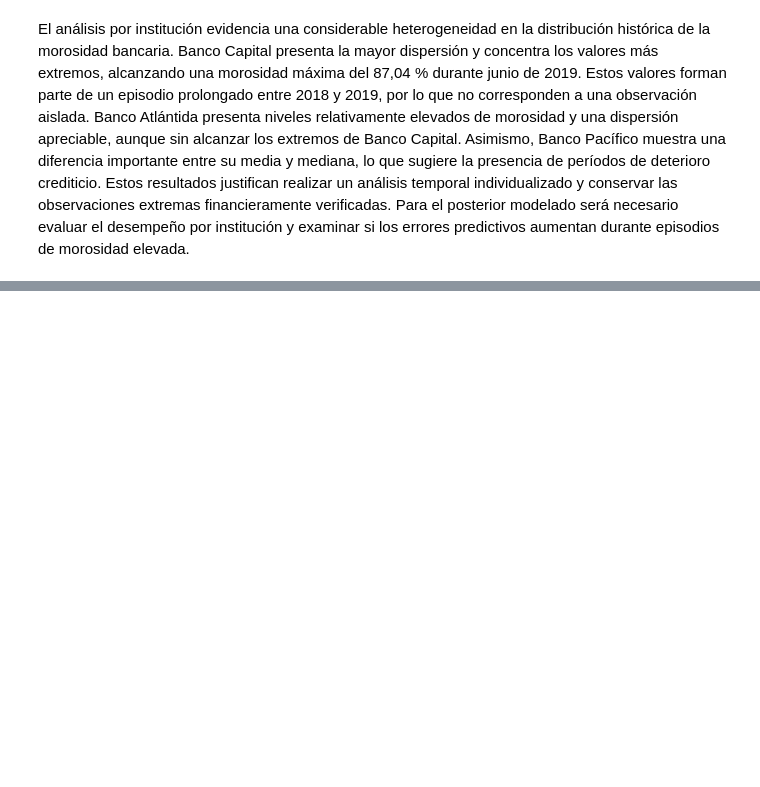
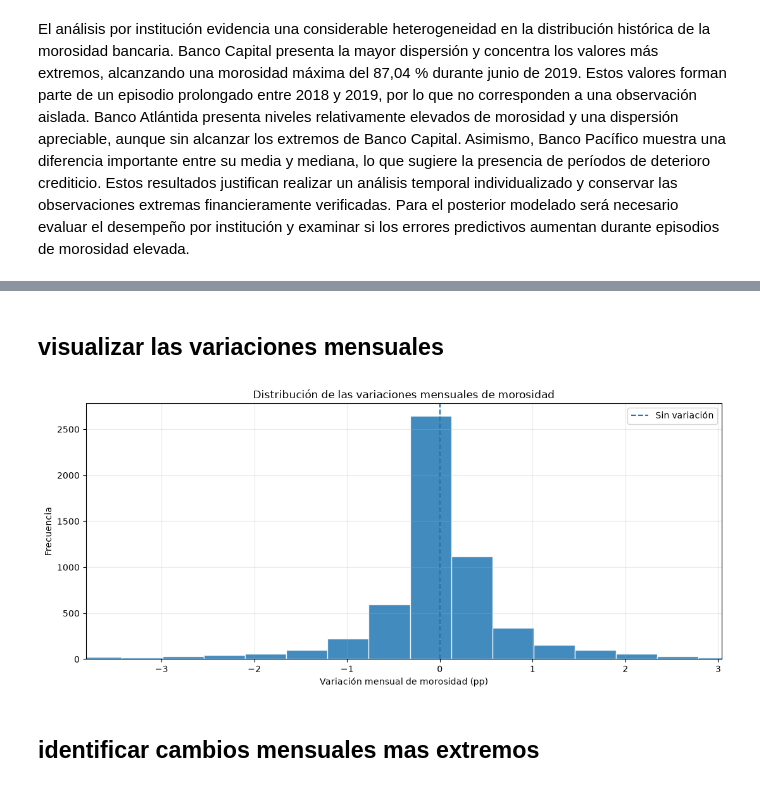
Before and after one commit to tavomx45/audit-ecuador-banking-data, a Jupyter notebook: notebooks/01_analisis_exploratorio.ipynb, the cells around one changed output, grey strips where cells are left out. Cells and saved outputs as stored; diff of their text form; code cells hidden in the pictures; blank space fills up the shorter version.

```diff
--- a/notebooks/01_analisis_exploratorio.ipynb
+++ b/notebooks/01_analisis_exploratorio.ipynb
@@ -537,0 +772,52 @@ Estos resultados justifican realizar un análisis temporal individualizado y con
+# %% [markdown]
+## visualizar las variaciones mensuales
+# %%
+# Seleccionar variaciones válidas
+variaciones = (
+    dinamica["variacion_mensual_pp"].dropna()
+)
+
+# Percentiles para visualizar la región central
+p01 = variaciones.quantile(0.01)
+p99 = variaciones.quantile(0.99)
+
+# Crear gráfico
+fig, ax = plt.subplots(figsize=(11, 5))
+
+ax.hist(
+    variaciones,
+    bins=80,
+    edgecolor="white",
+    alpha=0.85
+)
+
+# Línea de referencia
+ax.axvline(
+    0,
+    linestyle="--",
+    linewidth=1.5,
+    label="Sin variación"
+)
+
+ax.set_title(
+    "Distribución de las variaciones mensuales de morosidad"
+)
+
+ax.set_xlabel(
+    "Variación mensual de morosidad (pp)"
+)
+
+ax.set_ylabel("Frecuencia")
+
+# Acercamiento visual al intervalo P1-P99
+ax.set_xlim(p01, p99)
+
+ax.grid(alpha=0.25)
+ax.legend()
+
+plt.tight_layout()
+plt.show()
+# %% [output]
+[figure, added]
+# %% [markdown]
+## identificar cambios mensuales mas extremos
```
Also changed, not shown: parts of 44 cells of this notebook, 2 other files.
